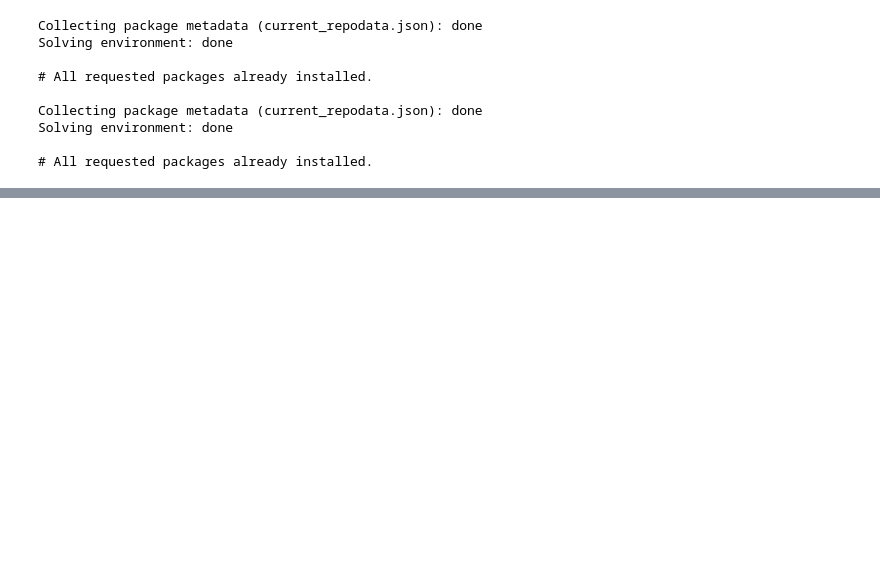
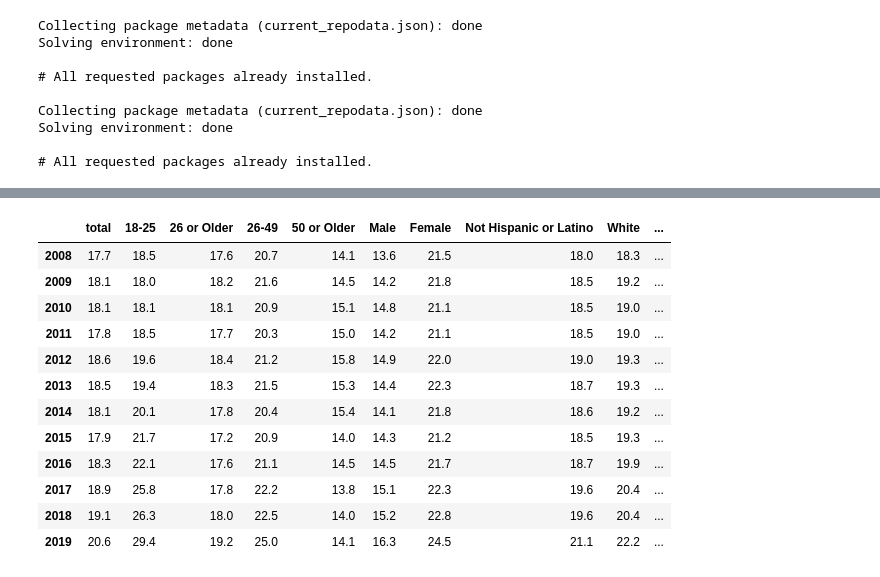
Before and after one commit to azk9/origin2950, a Jupyter notebook: project_phase2.ipynb, the cells around one changed output, grey strips where cells are left out. Drawn from its saved outputs; the diff is of its cells as text; code cells hidden in the pictures; blank space fills up the shorter version.

```diff
--- a/project_phase2.ipynb
+++ b/project_phase2.ipynb
@@ -110,0 +152,26 @@ df.head(15)
+# %%
+demographics2 = demographics[14:28]
+demographics2 = np.insert(demographics2,0,"total")
+data2=pull_out_data(soup1)
+data2 = data2[216:432]
+data2 = delete_blank(data2)
+data2_formatted = arrange_data(data2, 15, 12)
+df2 = pd.DataFrame(data2_formatted, demographics2, years)
+df2 = delete_footnotes_and_commas(df2)
+df2 = df2.transpose()
+df2 = to_numbers(df2)
+df2
+# %% [output]
+|  | total | 18-25 | 26 or Older | 26-49 | 50 or Older | Male | Female | Not Hispanic or Latino | White | ... |
+| 2008 | 17.7 | 18.5 | 17.6 | 20.7 | 14.1 | 13.6 | 21.5 | 18.0 | 18.3 | ... |
+| 2009 | 18.1 | 18.0 | 18.2 | 21.6 | 14.5 | 14.2 | 21.8 | 18.5 | 19.2 | ... |
+| 2010 | 18.1 | 18.1 | 18.1 | 20.9 | 15.1 | 14.8 | 21.1 | 18.5 | 19.0 | ... |
+| 2011 | 17.8 | 18.5 | 17.7 | 20.3 | 15.0 | 14.2 | 21.1 | 18.5 | 19.0 | ... |
+| 2012 | 18.6 | 19.6 | 18.4 | 21.2 | 15.8 | 14.9 | 22.0 | 19.0 | 19.3 | ... |
+| 2013 | 18.5 | 19.4 | 18.3 | 21.5 | 15.3 | 14.4 | 22.3 | 18.7 | 19.3 | ... |
+| 2014 | 18.1 | 20.1 | 17.8 | 20.4 | 15.4 | 14.1 | 21.8 | 18.6 | 19.2 | ... |
+| 2015 | 17.9 | 21.7 | 17.2 | 20.9 | 14.0 | 14.3 | 21.2 | 18.5 | 19.3 | ... |
+| 2016 | 18.3 | 22.1 | 17.6 | 21.1 | 14.5 | 14.5 | 21.7 | 18.7 | 19.9 | ... |
+| 2017 | 18.9 | 25.8 | 17.8 | 22.2 | 13.8 | 15.1 | 22.3 | 19.6 | 20.4 | ... |
+| 2018 | 19.1 | 26.3 | 18.0 | 22.5 | 14.0 | 15.2 | 22.8 | 19.6 | 20.4 | ... |
+| 2019 | 20.6 | 29.4 | 19.2 | 25.0 | 14.1 | 16.3 | 24.5 | 21.1 | 22.2 | ... |
```
Also changed, not shown: parts of 25 cells of this notebook.
